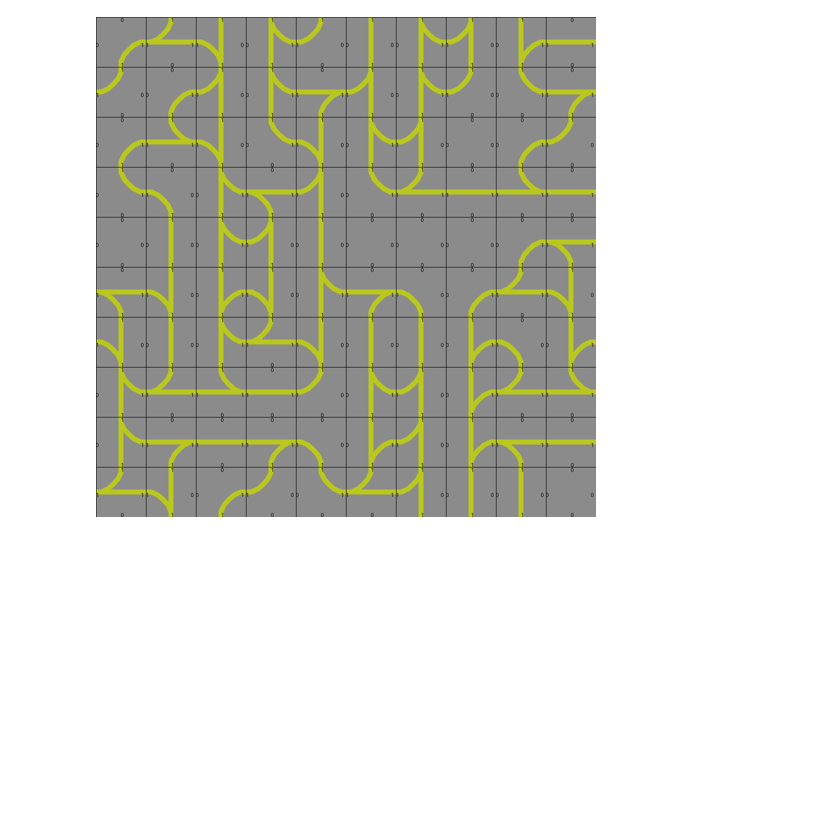
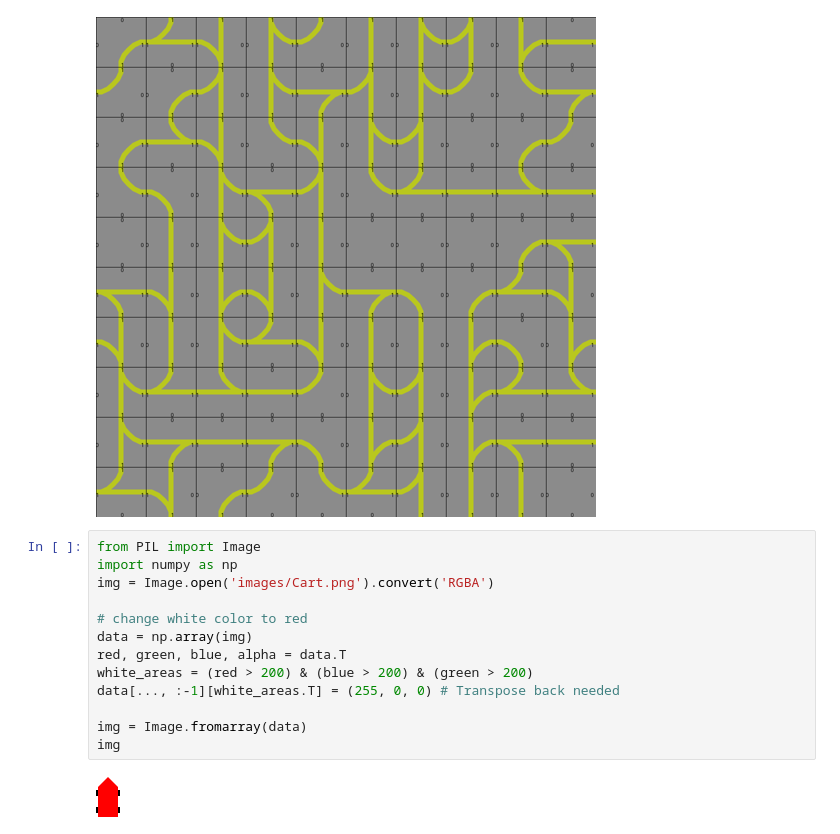
Before and after one commit to Th1nhNg0/railbound-solver, a Jupyter notebook: collapse.ipynb, the cells around one changed output. Cells and saved outputs as stored; diff of their text form; blank space fills up the shorter version.

```diff
--- a/collapse.ipynb
+++ b/collapse.ipynb
@@ -102,3 +102,18 @@ draw_grid(grid)
 # %% [output]
 [[1, 8, 7, 9, 3, 5, 9, 11, 13, 6], [3, 1, 11, 9, 10, 11, 9, 3, 4, 10], [1, 12, 7, 4, 7, 9, 11, 0, 1, 3], [4, 2, 9, 14, 11, 4, 8, 6, 12, 6], [0, 5, 9, 11, 5, 0, 0, 0, 1, 14], [14, 7, 13, 7, 9, 10, 2, 1 ...
 [figure]
+# %%
+from PIL import Image
+import numpy as np
+img = Image.open('images/Cart.png').convert('RGBA')
+
+# change white color to red
+data = np.array(img)
+red, green, blue, alpha = data.T
+white_areas = (red > 200) & (blue > 200) & (green > 200)
+data[..., :-1][white_areas.T] = (255, 0, 0) # Transpose back needed
+
+img = Image.fromarray(data)
+img
+# %% [output]
+[figure, added]
```
Also changed, not shown: 9 other files.
